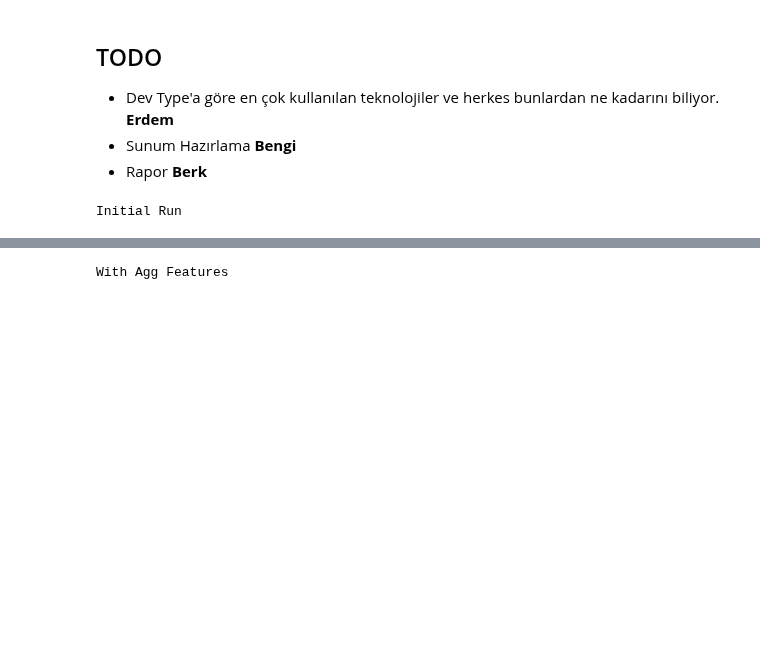
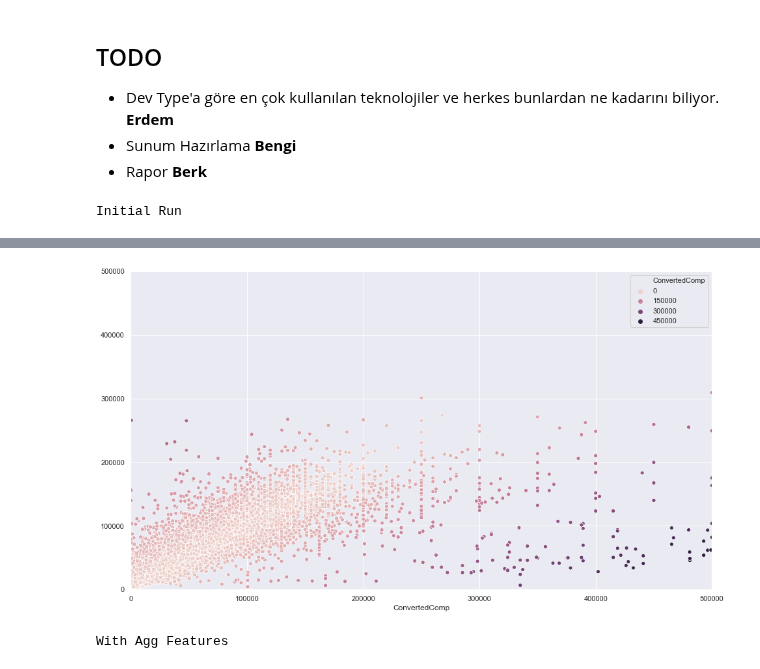
Before and after one commit to erdemsirel/ozu_data_science, a Jupyter notebook: DS 555 - Data Science & Strategy/ds555-project/notebooks/ds555_project-Modelling.ipynb, the cells around one changed output, grey strips where cells are left out. Cells and saved outputs as stored; diff of their text form; code cells hidden in the pictures; blank space fills up the shorter version.

```diff
--- a/DS 555 - Data Science & Strategy/ds555-project/notebooks/ds555_project-Modelling.ipynb
+++ b/DS 555 - Data Science & Strategy/ds555-project/notebooks/ds555_project-Modelling.ipynb
@@ -373,7 +405,7 @@ def run(exclude_columns=None,
 
     return results.sort_values("mean_absolute_error_test")
 # %%
-results = run(exclude_columns=None, name="Initial Run", transform_target=True)
+results = run(exclude_columns=None, name="Initial Run", transform_target=False)
 # %% [output]
 Initial Run
 # %%
@@ -387,3 +420,13 @@ results
+# %%
+y_true_test = results.loc["RandomForestRegressor", "y_true_test"]
+y_pred_test = results.loc["RandomForestRegressor", "y_pred_test"]
+# %%
+ax = sns.scatterplot( x=y_true_test, y=y_pred_test, hue=np.abs(y_true_test-y_pred_test) )
+ax.set(ylim=(0, 500000))
+ax.set(xlim=(0, 500000))
+plt.show()
+# %% [output]
+[figure, added]
 # %%
 results = run(exclude_columns=None, name="With Agg Features",
               feat_agg_calculate_chosen_options_ratio=True,
```
Also changed, not shown: parts of 14 cells of this notebook, 3 other files.
